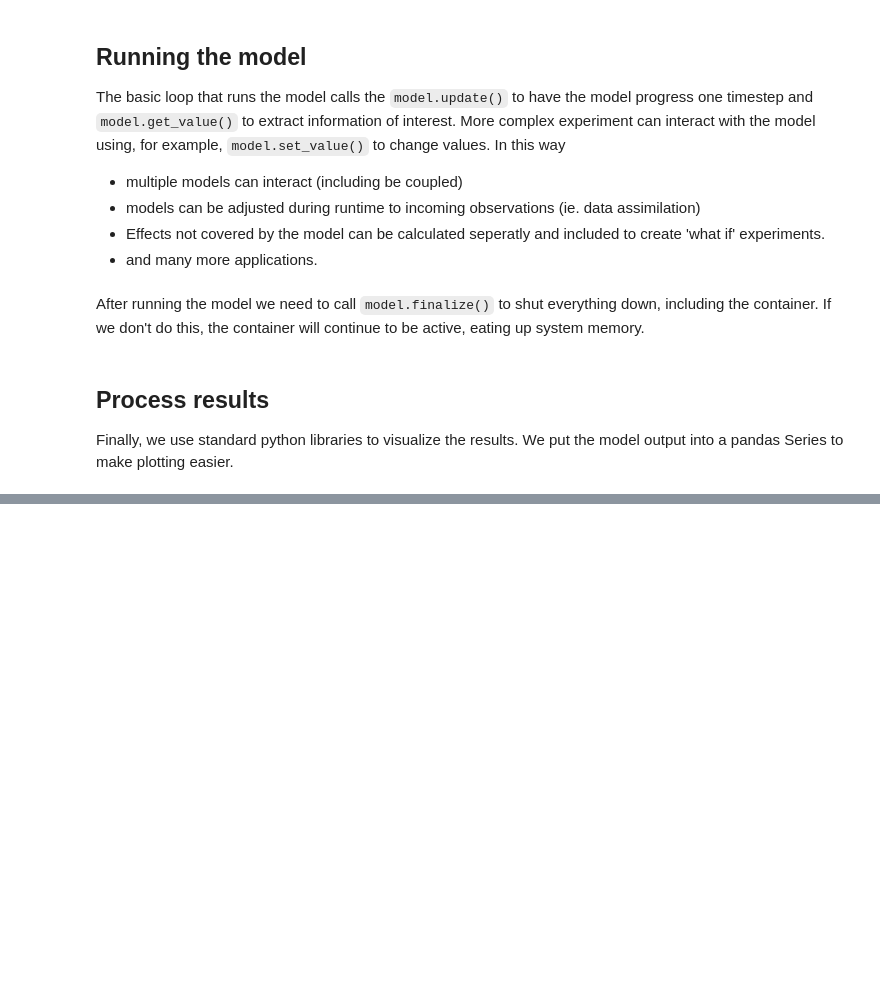
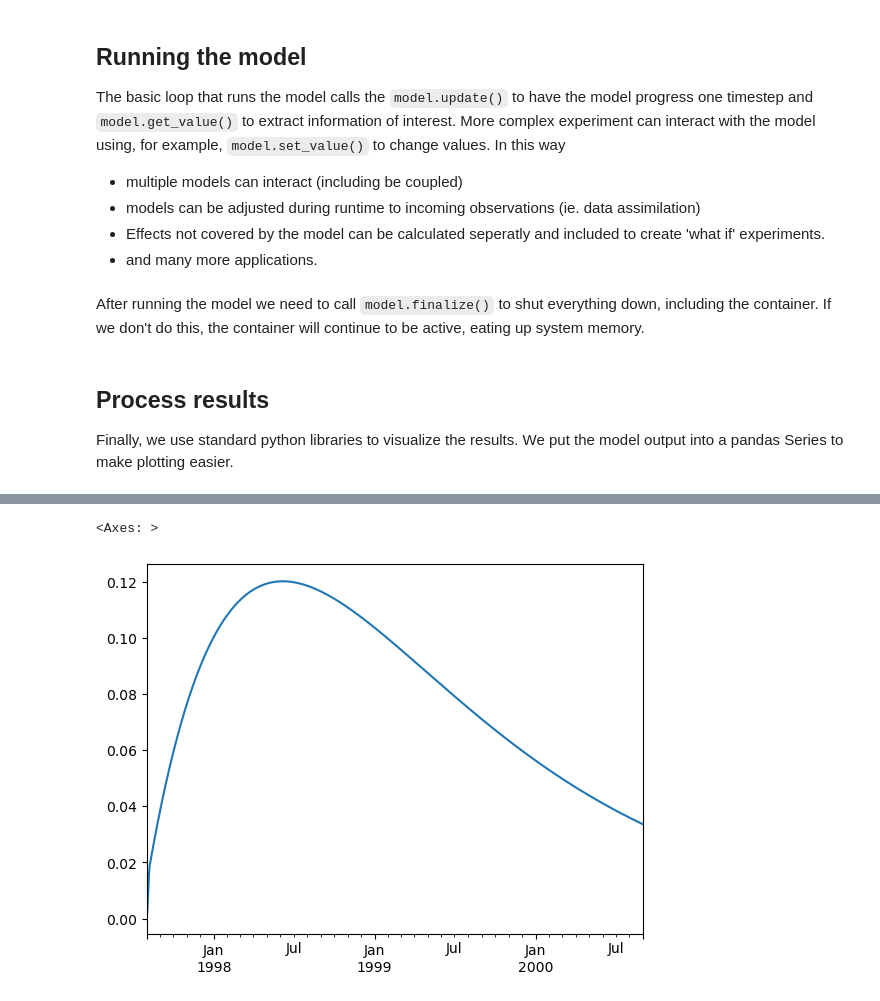
Before and after one commit to eWaterCycle/ewatercycle-hbv, a Jupyter notebook: docs/example_model_run_local_HBV_camels_catchment_camels_foring.ipynb, the cells around one changed output, grey strips where cells are left out. Cells and saved outputs as stored; diff of their text form; code cells hidden in the pictures; blank space fills up the shorter version.

```diff
--- a/docs/example_model_run_local_HBV_camels_catchment_camels_foring.ipynb
+++ b/docs/example_model_run_local_HBV_camels_catchment_camels_foring.ipynb
@@ -228,3 +228,8 @@ Text(0, 0.5, 'Discharge (mm/d)')
+# %%
+model_output.plot()
+# %% [output]
+<Axes: >
+[figure, added]
 # %%
 #we want to also be able to use the output of this model run in different analyses. Therefore we save it as a NetCDF file
 xr_model_output = model_output.to_xarray()
```
Also changed, not shown: parts of 4 cells of this notebook, 3 other files.
